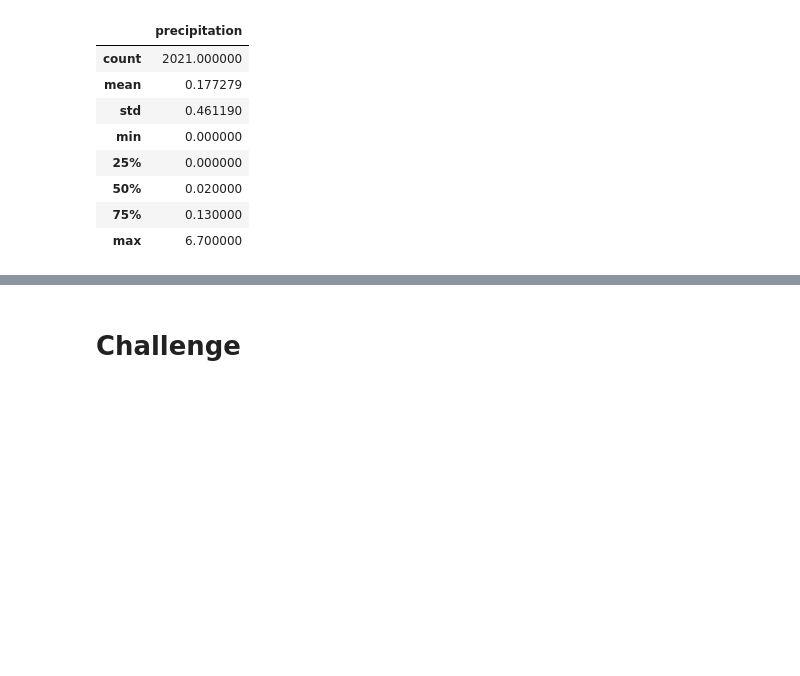
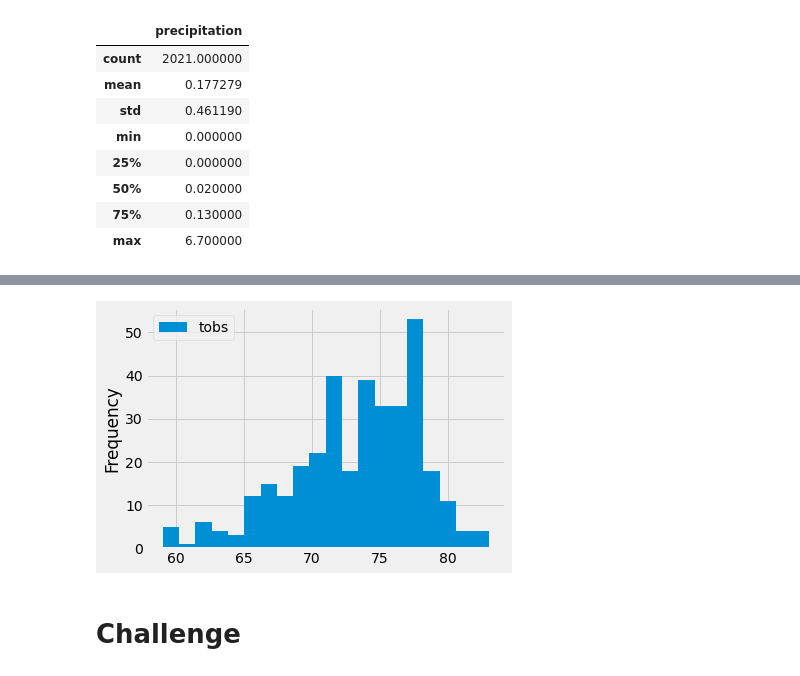
Before and after one commit to KyleCaulkins/surfs_up, a Jupyter notebook: climate_analysis.ipynb, the cells around one changed output, grey strips where cells are left out. Drawn from its saved outputs; the diff is of its cells as text; code cells hidden in the pictures; blank space fills up the shorter version.

```diff
--- a/climate_analysis.ipynb
+++ b/climate_analysis.ipynb
@@ -105,3 +155,9 @@ df.describe()
+# %%
+#Skill Drill part 2
+df.plot.hist(bins=20)
+plt.tight_layout()
+# %% [output]
+[figure, added]
 # %%
 # Write a function called `calc_temps` that will accept start date and end date in the format '%Y-%m-%d'
 # and return the minimum, average, and maximum temperatures for that range of dates
```
Also changed, not shown: parts of 5 cells of this notebook.
